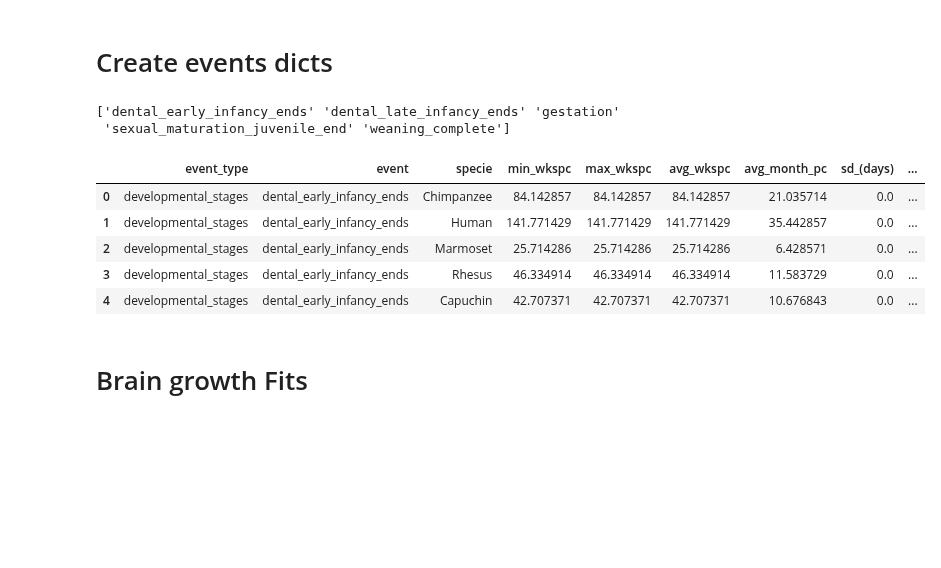
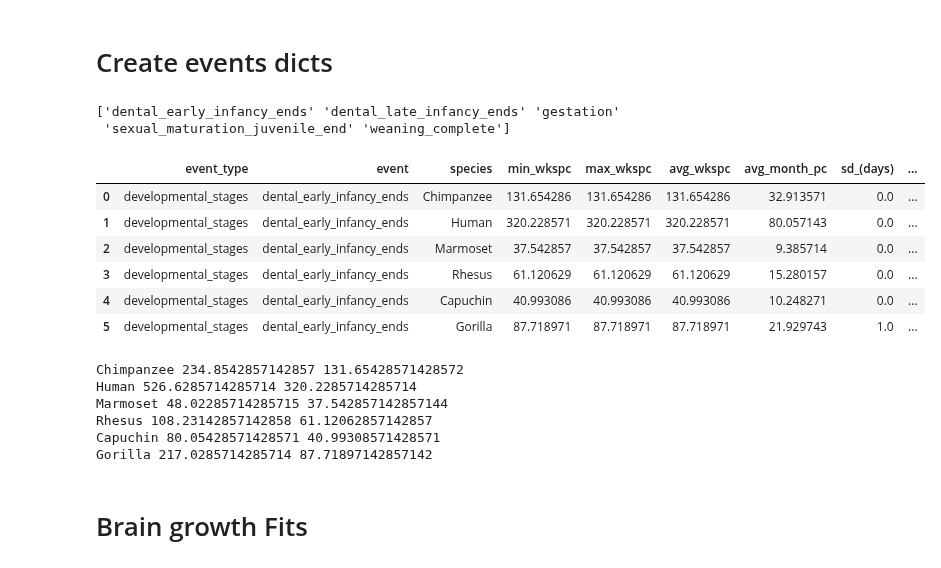
Before and after one commit to biagzi/altricial_brain_vocal_learning, a Jupyter notebook: code/Fig2A.ipynb, the cells around one changed output. Cells and saved outputs as stored; diff of their text form; code cells hidden in the pictures; blank space fills up the shorter version.

```diff
--- a/code/Fig2A.ipynb
+++ b/code/Fig2A.ipynb
@@ -3,19 +3,14 @@ import pandas as pd
 import numpy as np
 import matplotlib.pyplot as plt
 import warnings
-
+import seaborn as sns
 warnings.filterwarnings( 'ignore' )
 
 pd.options.display.max_columns = None
 pd.options.display.max_rows = None
 
-species_ordered_color = {'Chimpanzee': "red",
-'Rhesus': "blue",
-'Human': "green",
-'Marmoset': "orange"
- }
 
-PYTHON_PATH = "/Users/rb4174/Documents/projects/brain_dev_primates/altricial_brain_vocal_learning"
+PYTHON_PATH = "/Users/rb4174/Library/CloudStorage/OneDrive-PrincetonUniversity/Projects/brain_dev_primates/altricial_brain_vocal_learning/"
 # %% [markdown]
 # Opening and preparing datasets
 # %%
@@ -36,34 +39,46 @@ df = df[df.Species != "Capuchin"]
 # %%
 df_events = pd.read_excel("{0}/data/developmental_stages_events.xlsx".format(PYTHON_PATH))
 df_events = df_events.dropna()
 print(df_events["event"].unique())
-df_events.head()
+df_events.head(6)
 # %% [output]
 ['dental_early_infancy_ends' 'dental_late_infancy_ends' 'gestation'
  'sexual_maturation_juvenile_end' 'weaning_complete']
-|  | event_type | event | specie | min_wkspc | max_wkspc | avg_wkspc | avg_month_pc | sd_(days) | ... |
-| 0 | developmental_stages | dental_early_infancy_ends | Chimpanzee | 84.142857 | 84.142857 | 84.142857 | 21.035714 | 0.0 | ... |
-| 1 | developmental_stages | dental_early_infancy_ends | Human | 141.771429 | 141.771429 | 141.771429 | 35.442857 | 0.0 | ... |
-| 2 | developmental_stages | dental_early_infancy_ends | Marmoset | 25.714286 | 25.714286 | 25.714286 | 6.428571 | 0.0 | ... |
-| 3 | developmental_stages | dental_early_infancy_ends | Rhesus | 46.334914 | 46.334914 | 46.334914 | 11.583729 | 0.0 | ... |
-| 4 | developmental_stages | dental_early_infancy_ends | Capuchin | 42.707371 | 42.707371 | 42.707371 | 10.676843 | 0.0 | ... |
+|  | event_type | event | species | min_wkspc | max_wkspc | avg_wkspc | avg_month_pc | sd_(days) | ... |
+| 0 | developmental_stages | dental_early_infancy_ends | Chimpanzee | 131.654286 | 131.654286 | 131.654286 | 32.913571 | 0.0 | ... |
+| 1 | developmental_stages | dental_early_infancy_ends | Human | 320.228571 | 320.228571 | 320.228571 | 80.057143 | 0.0 | ... |
+| 2 | developmental_stages | dental_early_infancy_ends | Marmoset | 37.542857 | 37.542857 | 37.542857 | 9.385714 | 0.0 | ... |
+| 3 | developmental_stages | dental_early_infancy_ends | Rhesus | 61.120629 | 61.120629 | 61.120629 | 15.280157 | 0.0 | ... |
+| 4 | developmental_stages | dental_early_infancy_ends | Capuchin | 40.993086 | 40.993086 | 40.993086 | 10.248271 | 0.0 | ... |
+| 5 | developmental_stages | dental_early_infancy_ends | Gorilla | 87.718971 | 87.718971 | 87.718971 | 21.929743 | 1.0 | ... |
 # %%
 gestation_periods,gestation_periods_sd,late_infancy_ends,early_infancy_ends,juvenile_ends = {},{},{},{},{}
 
-for specie in df_events["specie"].unique():
-    df_events_specie = df_events[(df_events.specie == specie)]
-    gestation_periods[specie] = df_events_specie[(df_events_specie.event == "gestation")]["avg_wkspc"].values[0]
-    gestation_periods_sd[specie] = df_events_specie[(df_events_specie.event == "gestation")]["sd_(days)"].values[0]/7
-    early_infancy_ends[specie] = df_events_specie[(df_events_specie.event == "dental_early_infancy_ends")]["avg_wkspc"].values[0]
-    late_infancy_ends[specie] = df_events_specie[(df_events_specie.event == "dental_late_infancy_ends")]["avg_wkspc"].values[0]
-    juvenile_ends[specie] = df_events_specie[(df_events_specie.event == "sexual_maturation_juvenile_end")]["avg_wkspc"].values[0]
+for species in df_events["species"].unique():
+    df_events_specie = df_events[(df_events.species == species)]
+    gestation_periods[species] = df_events_specie[(df_events_specie.event == "gestation")]["avg_wkspc"].values[0]
+    gestation_periods_sd[species] = df_events_specie[(df_events_specie.event == "gestation")]["sd_(days)"].values[0]/7
+    early_infancy_ends[species] = df_events_specie[(df_events_specie.event == "dental_early_infancy_ends")]["avg_wkspc"].values[0]
+    late_infancy_ends[species] = df_events_specie[(df_events_specie.event == "dental_late_infancy_ends")]["avg_wkspc"].values[0]
+    print(species,late_infancy_ends[species],early_infancy_ends[species])
+    juvenile_ends[species] = df_events_specie[(df_events_specie.event == "sexual_maturation_juvenile_end")]["avg_wkspc"].values[0]
 
 
-cut_period = {'Chimpanzee': 200, #'late_infancy': 187.34285714285713,
- 'Human': 380, #'late_infancy': 348.1714285714285,
- 'Marmoset': 60, #'late_infancy': 36.19428571428571
- 'Rhesus': 100, #'late_infancy': 93.4457142857143
+cut_period = {'Chimpanzee': 235, #'late_infancy': 235
+ 'Human': 526, #'late_infancy': 526
+ 'Marmoset': 70, #'late_infancy': 48
+ 'Rhesus': 108, #'late_infancy': 108
+    'Capuchin': 80, #'late_infancy': 80
+    'Gorilla': 220, #'late_infancy': 217
+
  }
+# %% [output]
+Chimpanzee 234.8542857142857 131.65428571428572
+Human 526.6285714285714 320.2285714285714
+Marmoset 48.02285714285715 37.542857142857144
+Rhesus 108.23142857142858 61.12062857142857
+Capuchin 80.05428571428571 40.99308571428571
+Gorilla 217.0285714285714 87.71897142857142
 # %% [markdown]
 # Brain growth Fits
 # %% [markdown]
```
Also changed, not shown: parts of 4 cells of this notebook, 1 other file.
